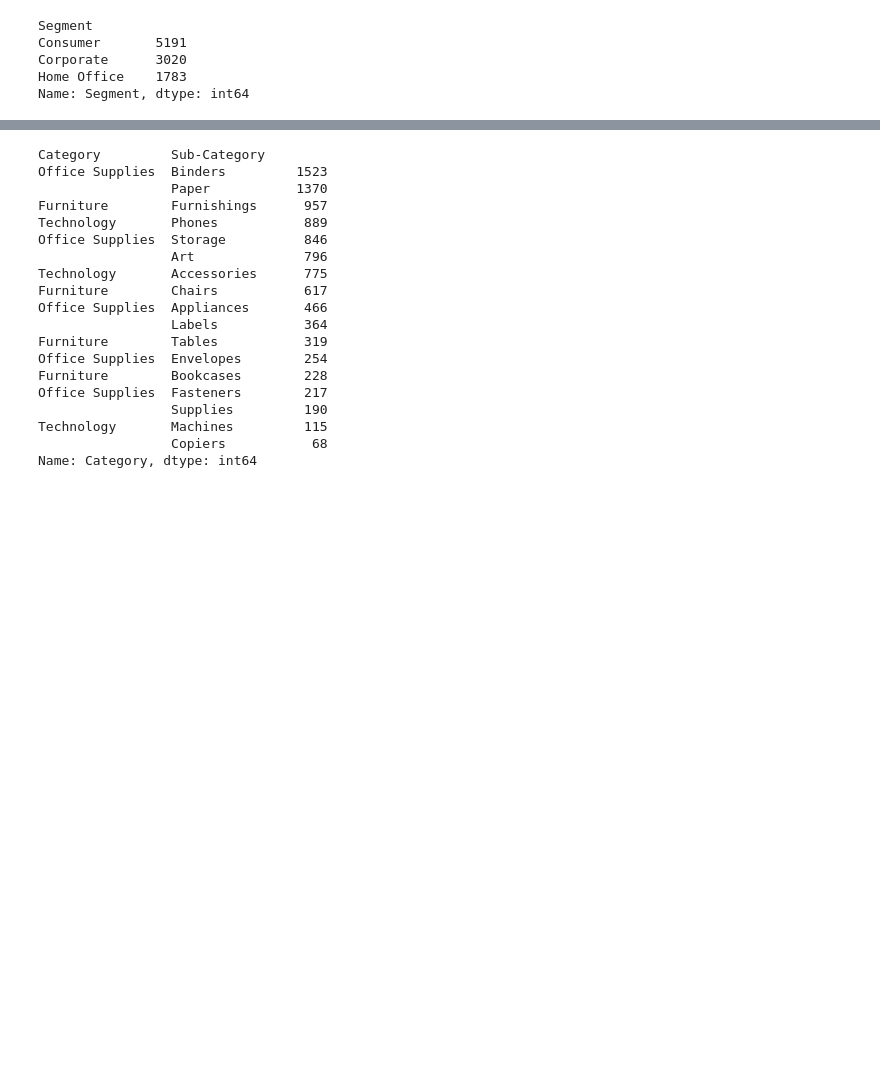
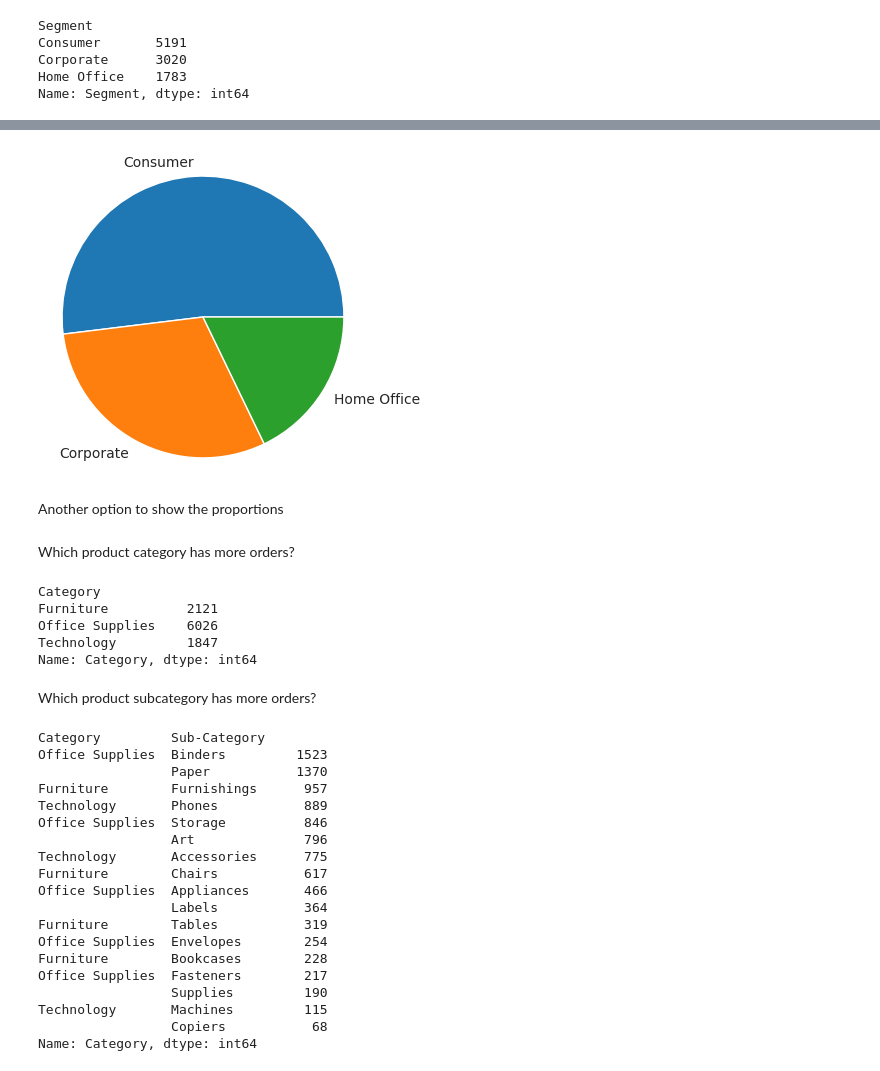
Before and after one commit to alejo-cuello/first-steps-data-science, a Jupyter notebook: code/exploring-series.ipynb, the cells around one changed output, grey strips where cells are left out. Drawn from its saved outputs; the diff is of its cells as text; code cells hidden in the pictures; blank space fills up the shorter version.

```diff
--- a/code/exploring-series.ipynb
+++ b/code/exploring-series.ipynb
@@ -90,3 +145,25 @@ Name: Segment, dtype: int64
+# %%
+plt.figure(figsize=(4,4))
+data_by_segment = data.value_counts('Segment').reset_index()
+plt.pie(data_by_segment['count'], labels=data_by_segment['Segment'])
+plt.axis('equal')
+plt.show()
+# %% [output]
+[figure, added]
+# %% [markdown]
+Another option to show the proportions
+# %% [markdown]
+Which product category has more orders?
+# %%
+data.groupby(['Category'])['Category'].count().sort_values(ascending=False)
+# %% [output]
+Category
+Furniture          2121
+Office Supplies    6026
+Technology         1847
+Name: Category, dtype: int64
+# %% [markdown]
+Which product subcategory has more orders?
 # %%
 data.groupby(['Category','Sub-Category'])['Category'].count().sort_values(ascending=False)
 # %% [output]
```
Also changed, not shown: parts of 24 cells of this notebook.
